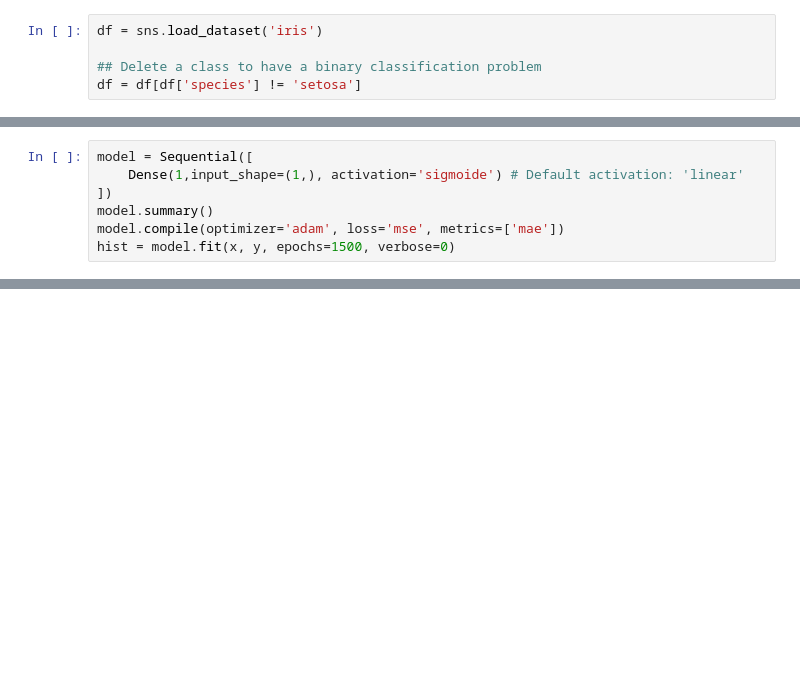
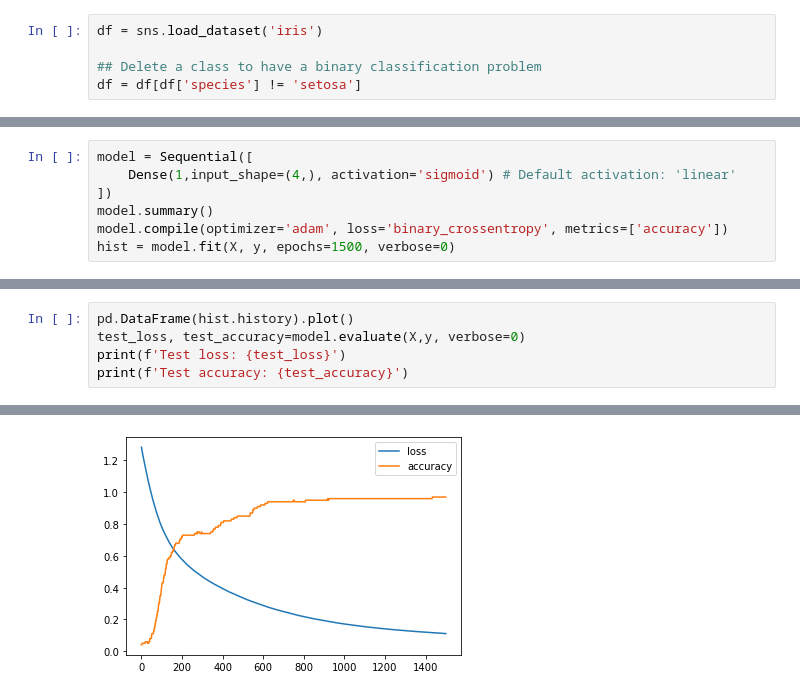
Before and after one commit to ocaelen/intro_deeplearning, a Jupyter notebook: tf_simple_logistic_reg.ipynb, the cells around one changed output, grey strips where cells are left out. Saved outputs shown, nothing was run; the diff lists cells and outputs as text; blank space fills up the shorter version.

```diff
--- a/tf_simple_logistic_reg.ipynb
+++ b/tf_simple_logistic_reg.ipynb
@@ -25,7 +33,7 @@ print(y[:5])
 # %%
 model = Sequential([
-    Dense(1,input_shape=(1,), activation='sigmoide') # Default activation: 'linear'
+    Dense(1,input_shape=(4,), activation='sigmoid') # Default activation: 'linear'
 ])
 model.summary()
-model.compile(optimizer='adam', loss='mse', metrics=['mae'])
-hist = model.fit(x, y, epochs=1500, verbose=0)
+model.compile(optimizer='adam', loss='binary_crossentropy', metrics=['accuracy'])
+hist = model.fit(X, y, epochs=1500, verbose=0)
@@ -31,0 +51,6 @@ hist = model.fit(x, y, epochs=1500, verbose=0)
+# %%
+pd.DataFrame(hist.history).plot()
+test_loss, test_accuracy=model.evaluate(X,y, verbose=0)
+print(f'Test loss: {test_loss}')
+print(f'Test accuracy: {test_accuracy}')
+# %% [output]
@@ -31,0 +59 @@ hist = model.fit(x, y, epochs=1500, verbose=0)
+[figure, added]
```
Also changed, not shown: parts of 5 cells of this notebook.
